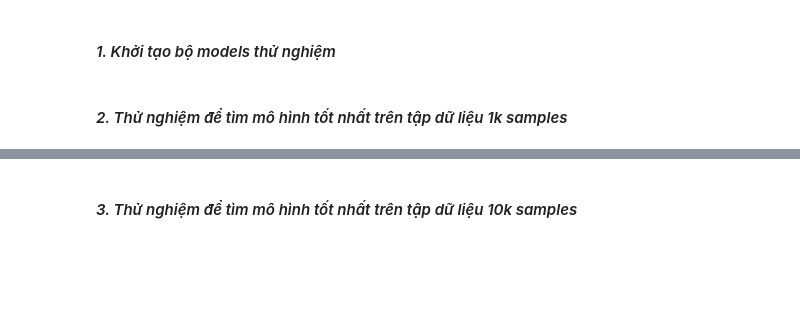
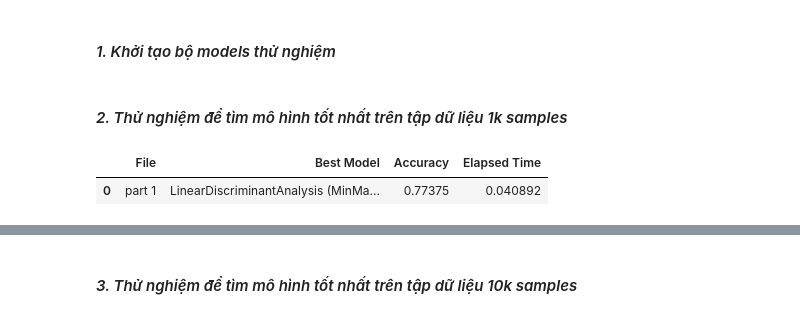
Before and after one commit to trucni2005/LeagueOfLegendsWinRatePredictorAt15, a Jupyter notebook: data_processing.ipynb, the cells around one changed output, grey strips where cells are left out. Drawn from its saved outputs; the diff is of its cells as text; code cells hidden in the pictures; blank space fills up the shorter version.

```diff
--- a/data_processing.ipynb
+++ b/data_processing.ipynb
@@ -134,3 +132,12 @@ result1 = Find_model(data1_train, models)
+# %%
+result1 = Find_model(data1_train, models)
+results = []
+results.append(['part 1', result1[0], result1[1], result1[2]])
+df_rs1 = pd.DataFrame(results, columns=["File", "Best Model", "Accuracy", "Elapsed Time"])
+df_rs1.head(10)
+# %% [output]
+|  | File | Best Model | Accuracy | Elapsed Time |
+| 0 | part 1 | LinearDiscriminantAnalysis (MinMa... | 0.77375 | 0.040892 |
 # %%
 results = []
 results.append(['part 1', result1[0], result1[1], result1[2]])
```
Also changed, not shown: parts of 15 cells of this notebook, 3 other files.
